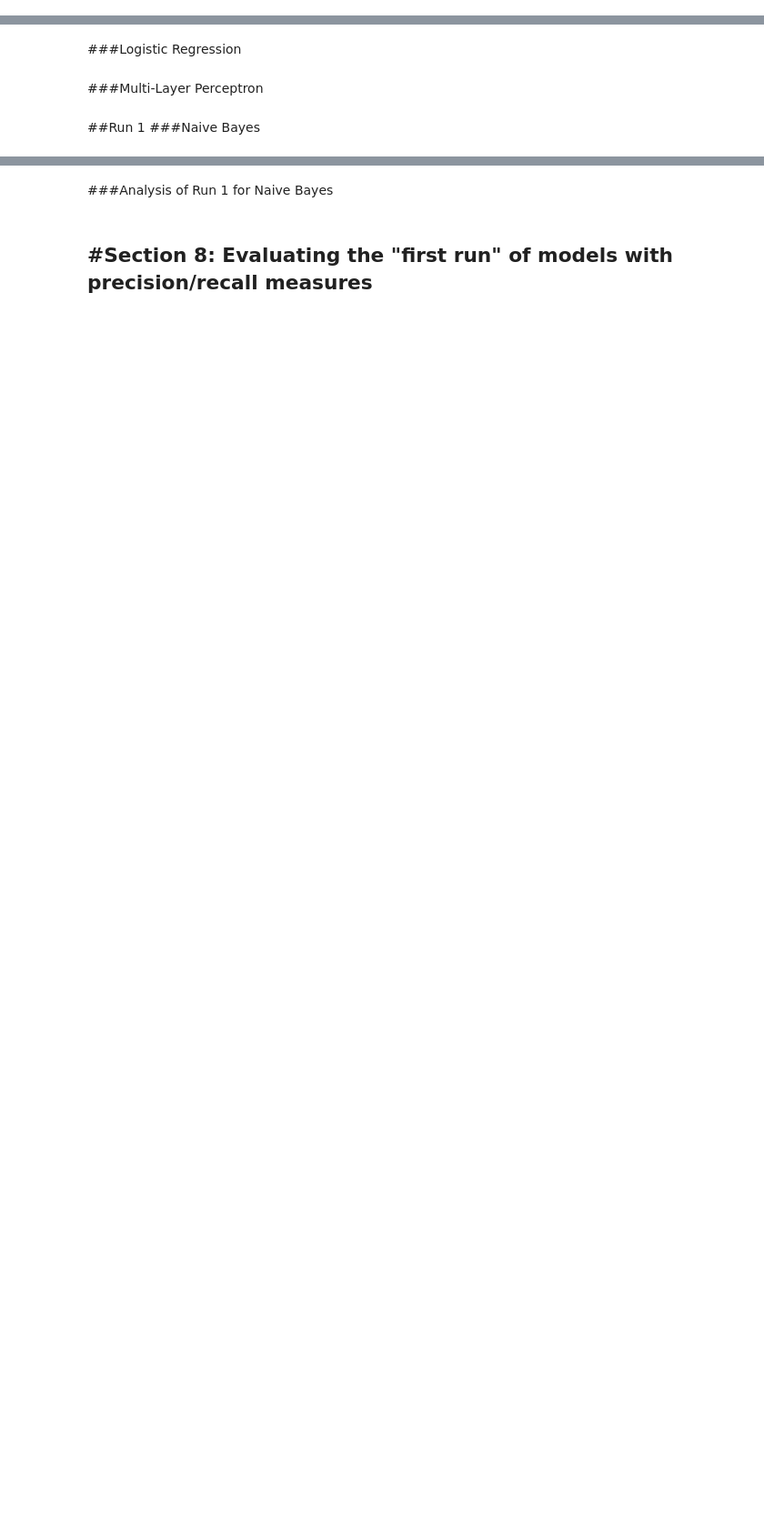
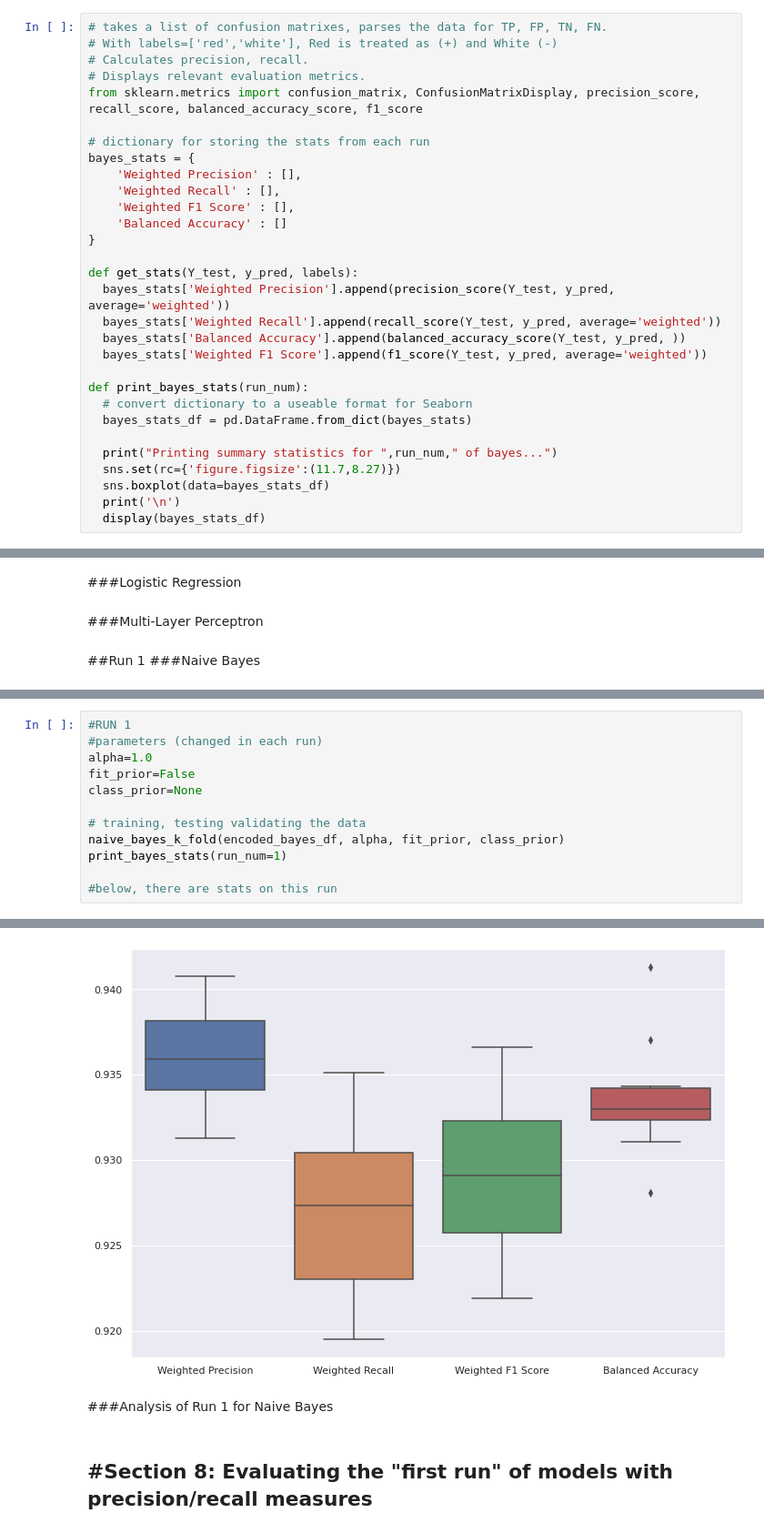
Before and after one commit to journalWheat/CSI4106-Project1, a Jupyter notebook: CSI4106_Project1_JaredWagner_GeneralForm.ipynb, the cells around one changed output, grey strips where cells are left out. Shown: that part at 91% size. Cells and saved outputs as stored; diff of their text form; blank space fills up the shorter version.

Commit message:
Naive Bayes run 1-3
NB runs 1-3 complete; requires some more justification for changing parameteres + explanation on the results.

```diff
--- a/CSI4106_Project1_JaredWagner_GeneralForm.ipynb
+++ b/CSI4106_Project1_JaredWagner_GeneralForm.ipynb
@@ -413,3 +341,33 @@ def display_stats(confusion_data):
+# %%
+# takes a list of confusion matrixes, parses the data for TP, FP, TN, FN.
+# With labels=['red','white'], Red is treated as (+) and White (-)
+# Calculates precision, recall.
+# Displays relevant evaluation metrics.
+from sklearn.metrics import confusion_matrix, ConfusionMatrixDisplay, precision_score, recall_score, balanced_accuracy_score, f1_score
+
+# dictionary for storing the stats from each run
+bayes_stats = {
+    'Weighted Precision' : [],
+    'Weighted Recall' : [],
+    'Weighted F1 Score' : [],
+    'Balanced Accuracy' : []
+}
+
+def get_stats(Y_test, y_pred, labels):
+  bayes_stats['Weighted Precision'].append(precision_score(Y_test, y_pred, average='weighted'))
+  bayes_stats['Weighted Recall'].append(recall_score(Y_test, y_pred, average='weighted'))
+  bayes_stats['Balanced Accuracy'].append(balanced_accuracy_score(Y_test, y_pred, ))
+  bayes_stats['Weighted F1 Score'].append(f1_score(Y_test, y_pred, average='weighted'))
+
+def print_bayes_stats(run_num):
+  # convert dictionary to a useable format for Seaborn
+  bayes_stats_df = pd.DataFrame.from_dict(bayes_stats)
+
+  print("Printing summary statistics for ",run_num," of bayes...")
+  sns.set(rc={'figure.figsize':(11.7,8.27)})
+  sns.boxplot(data=bayes_stats_df)
+  print('\n')
+  display(bayes_stats_df)
 # %% [markdown]
 ##Algorithms
 This subsections contains helper functions for training models. At the same time, precision and recall metrics are displayed for the run.
@@ -514,0 +419,13 @@ matrix [[155  15]
+# %%
+#RUN 1
+#parameters (changed in each run)
+alpha=1.0
+fit_prior=False
+class_prior=None
+
+# training, testing validating the data
+naive_bayes_k_fold(encoded_bayes_df, alpha, fit_prior, class_prior)
+print_bayes_stats(run_num=1)
+
+#below, there are stats on this run
+# %% [output]
@@ -515,3 +444,4 @@ matrix [[155  15]
+[figure, added]
 # %% [markdown]
 ###Analysis of Run 1 for Naive Bayes
 # %% [markdown]
```
Also changed, not shown: parts of 18 cells of this notebook.
